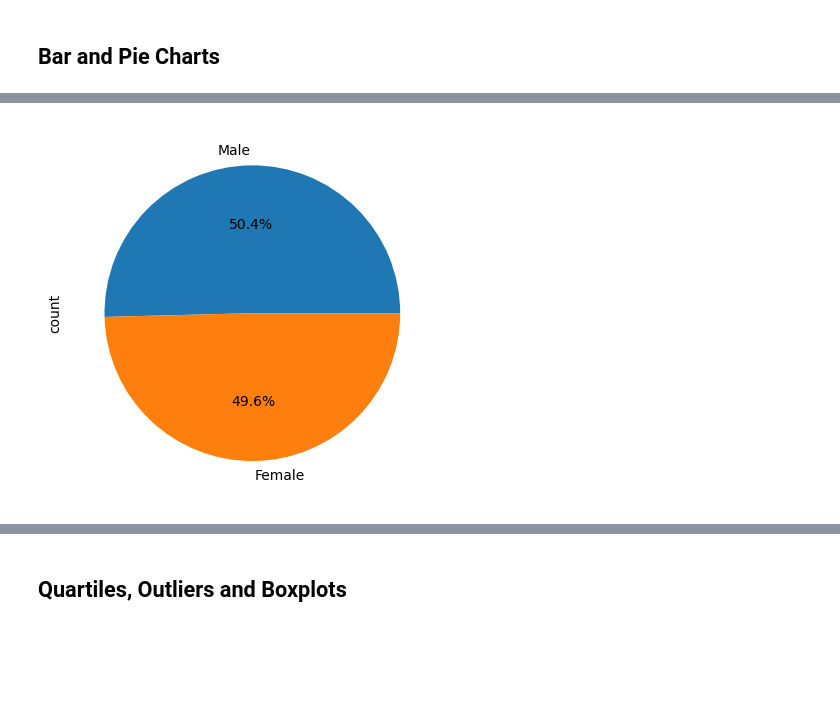
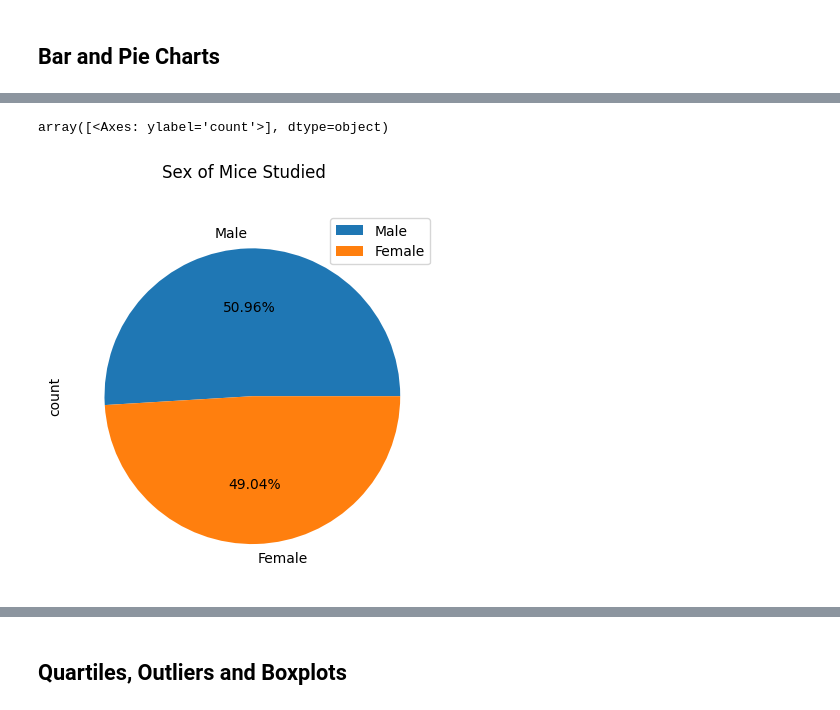
Before and after one commit to makennavick/visualization-challenge, a Jupyter notebook: pymaceuticals_starter.ipynb, the cells around one changed output, grey strips where cells are left out. Saved outputs shown, nothing was run; the diff lists cells and outputs as text; code cells hidden in the pictures; blank space fills up the shorter version.

Commit message:
fixed plots

```diff
--- a/pymaceuticals_starter.ipynb
+++ b/pymaceuticals_starter.ipynb
@@ -150 +173,16 @@ df.loc[df['']== ‘Recurring Value in Column’]
 [figure]
+# %%
+# Generate a pie chart, using Pandas, showing the distribution of unique female versus male mice used in the study
+
+# Get the unique mice with their gender
+mouse_sex = pd.DataFrame(clean_df['Sex'].value_counts())
+
+# Set labels
+labels = mouse_sex.index.values
+
+# Set values
+sizes = mouse_sex['count'].tolist()
+
+plt.pie(sizes, labels=labels, autopct="%2.2f%%")
+plt.title('Sex of Mice Studied')
+plt.show()
@@ -151,9 +191,8 @@ df.loc[df['']== ‘Recurring Value in Column’]
 # %%
-# Generate a pie chart, using Pandas, showing the distribution of unique female versus male mice used in the study
+# Generate a pie chart, using pyplot, showing the distribution of unique female versus male mice used in the study
 
 # Get the unique mice with their gender
-
-
-# Make the pie chart
+mouse_sex.plot(kind='pie', subplots=True, autopct="%2.2f%%", title='Sex of Mice Studied')
 # %% [output]
+array([<Axes: ylabel='count'>], dtype=object)
-[figure, old version]
+[figure, new version]
```
Also changed, not shown: parts of 22 cells of this notebook, 1 other file.
